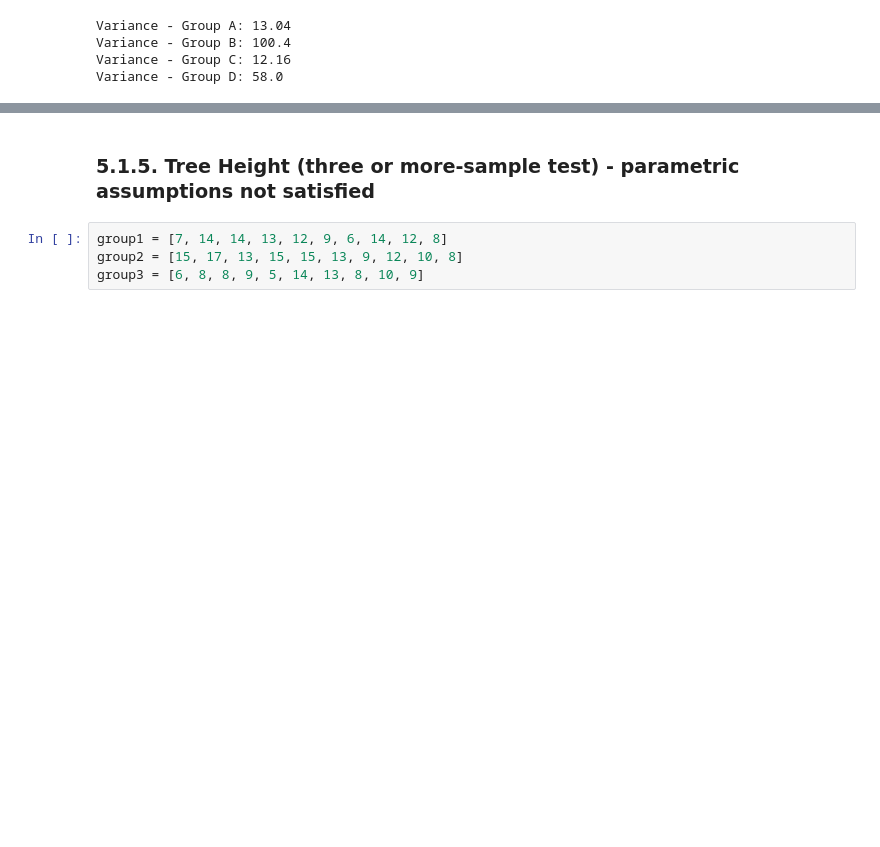
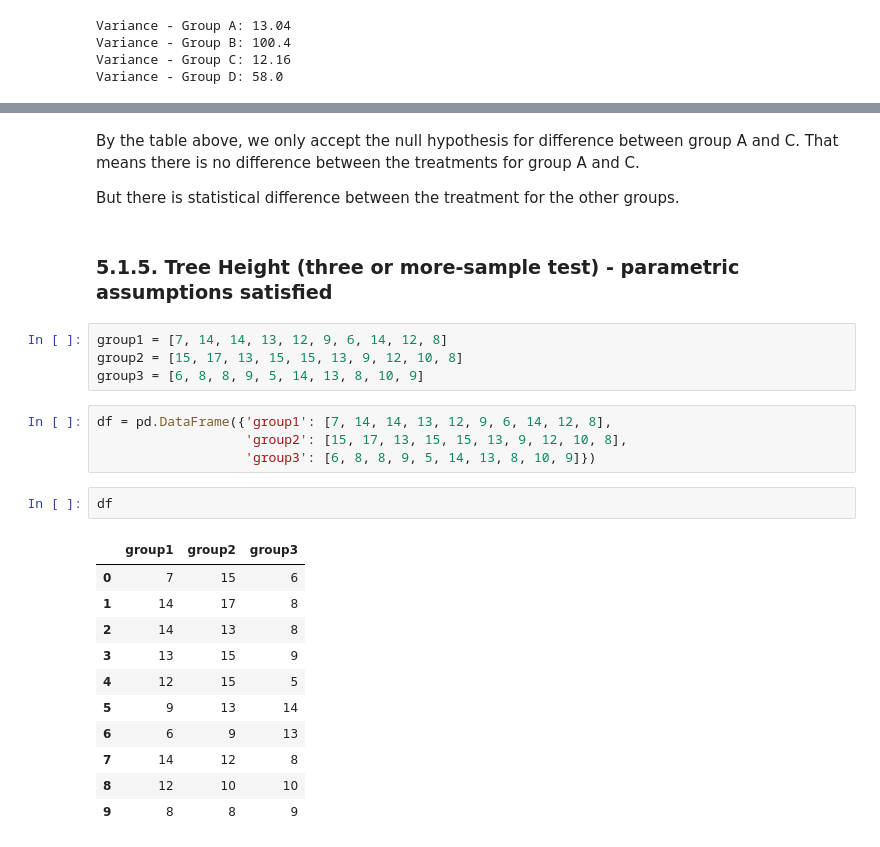
Before and after one commit to lucasquemelli/a-b_testing, a Jupyter notebook: ab_testing.ipynb, the cells around one changed output, grey strips where cells are left out. Cells and saved outputs as stored; diff of their text form; blank space fills up the shorter version.

```diff
--- a/ab_testing.ipynb
+++ b/ab_testing.ipynb
@@ -1134,6 +1241,28 @@ pvalue: 2.639241146210922e-05
+# %% [markdown]
+By the table above, we only accept the null hypothesis for difference between group A and C. That means there is no difference between the treatments for group A and C.
+
+But there is statistical difference between the treatment for the other groups.
 # %% [markdown]
-### 5.1.5. Tree Height (three or more-sample test) - parametric assumptions not satisfied
+### 5.1.5. Tree Height (three or more-sample test) - parametric assumptions satisfied
 # %%
 group1 = [7, 14, 14, 13, 12, 9, 6, 14, 12, 8]
 group2 = [15, 17, 13, 15, 15, 13, 9, 12, 10, 8]
 group3 = [6, 8, 8, 9, 5, 14, 13, 8, 10, 9]
+# %%
+df = pd.DataFrame({'group1': [7, 14, 14, 13, 12, 9, 6, 14, 12, 8],
+                   'group2': [15, 17, 13, 15, 15, 13, 9, 12, 10, 8],
+                   'group3': [6, 8, 8, 9, 5, 14, 13, 8, 10, 9]})
+# %%
+df
+# %% [output]
+|  | group1 | group2 | group3 |
+| 0 | 7 | 15 | 6 |
+| 1 | 14 | 17 | 8 |
+| 2 | 14 | 13 | 8 |
+| 3 | 13 | 15 | 9 |
+| 4 | 12 | 15 | 5 |
+| 5 | 9 | 13 | 14 |
+| 6 | 6 | 9 | 13 |
+| 7 | 14 | 12 | 8 |
+| 8 | 12 | 10 | 10 |
+| 9 | 8 | 8 | 9 |
```
Also changed, not shown: parts of 54 cells of this notebook.
